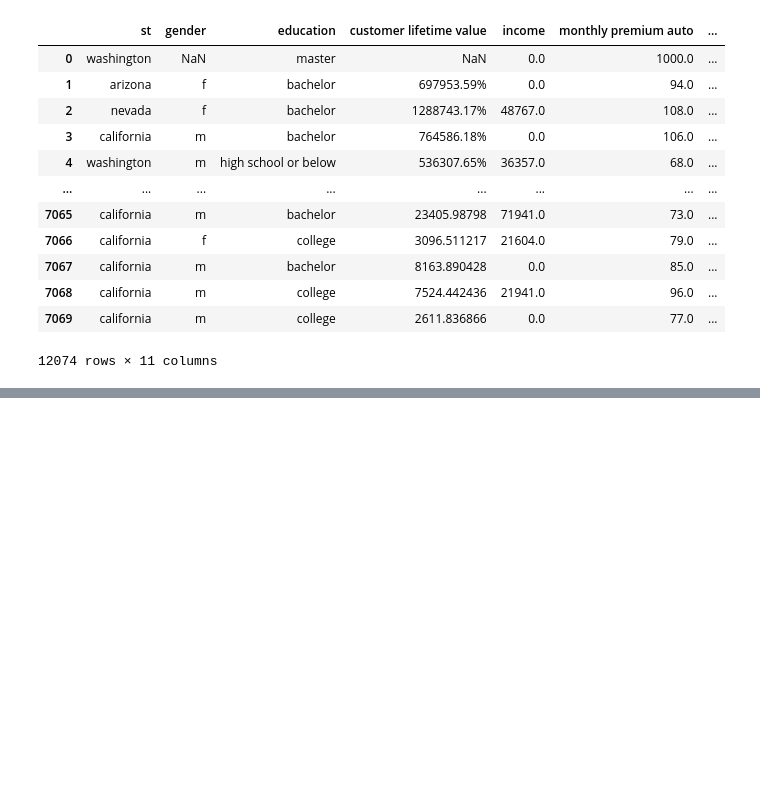
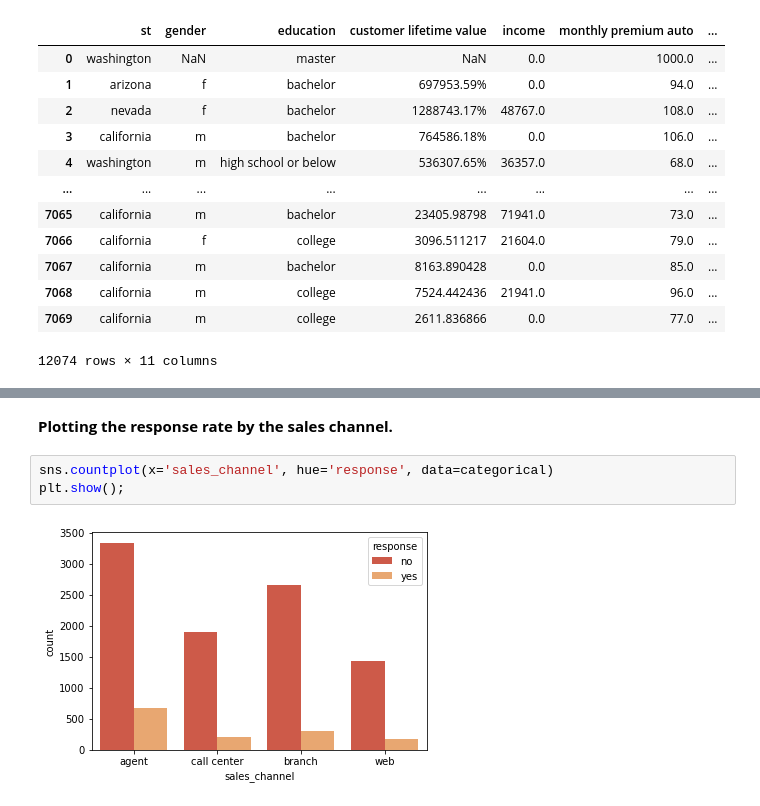
Before and after one commit to deniemmer/IronDenise, a Jupyter notebook: Week2/28.03/Activities_week2.ipynb, the cells around one changed output, grey strips where cells are left out. Drawn from its saved outputs; the diff is of its cells as text; blank space fills up the shorter version.

```diff
--- a/Week2/28.03/Activities_week2.ipynb
+++ b/Week2/28.03/Activities_week2.ipynb
@@ -551,0 +559,7 @@ ax = sns.countplot(x="income", data=numerical)
+# %% [markdown]
+**Plotting the response rate by the sales channel.**
+# %%
+sns.countplot(x='sales_channel', hue='response', data=categorical)
+plt.show();
+# %% [output]
+[figure, added]
```
Also changed, not shown: parts of 56 cells of this notebook.
